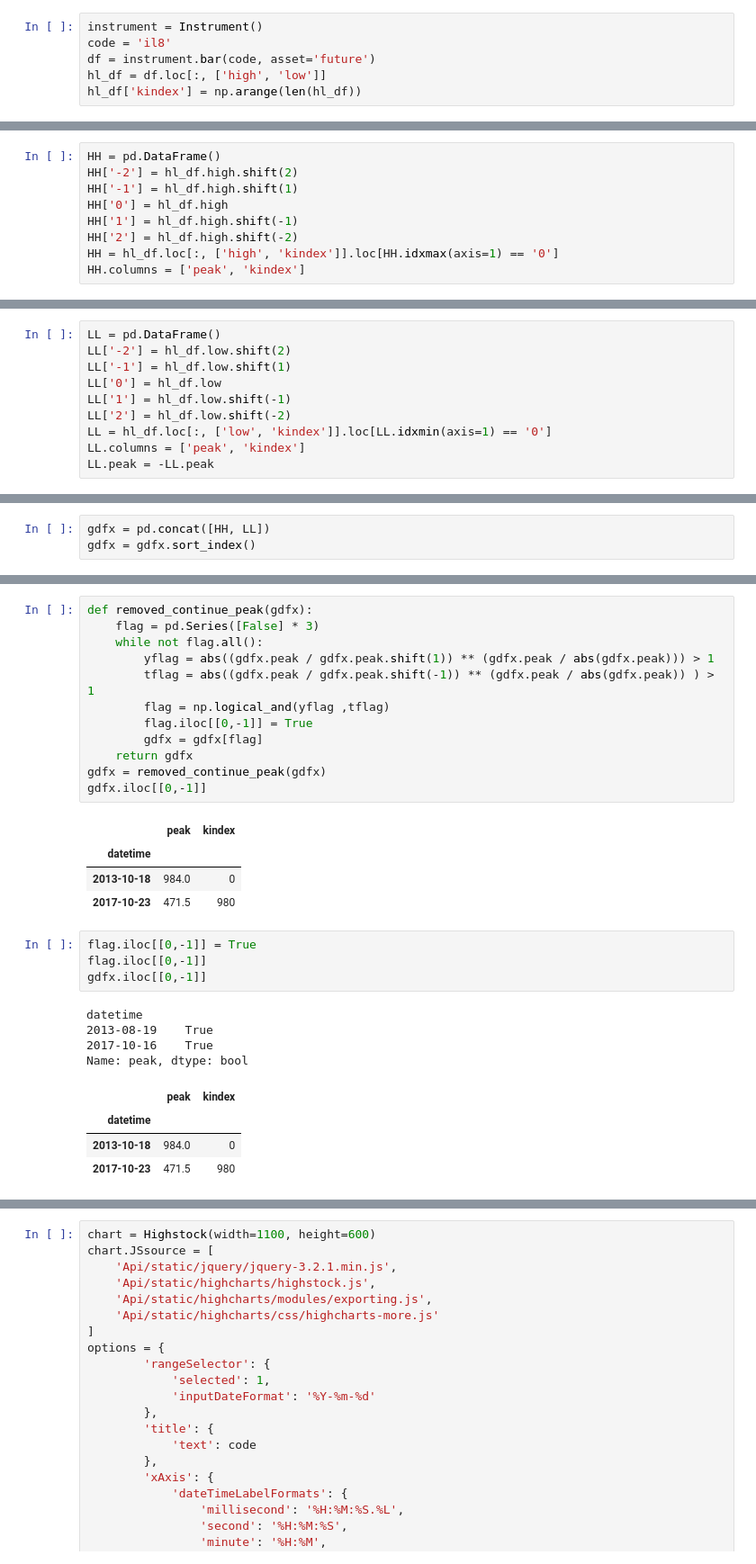
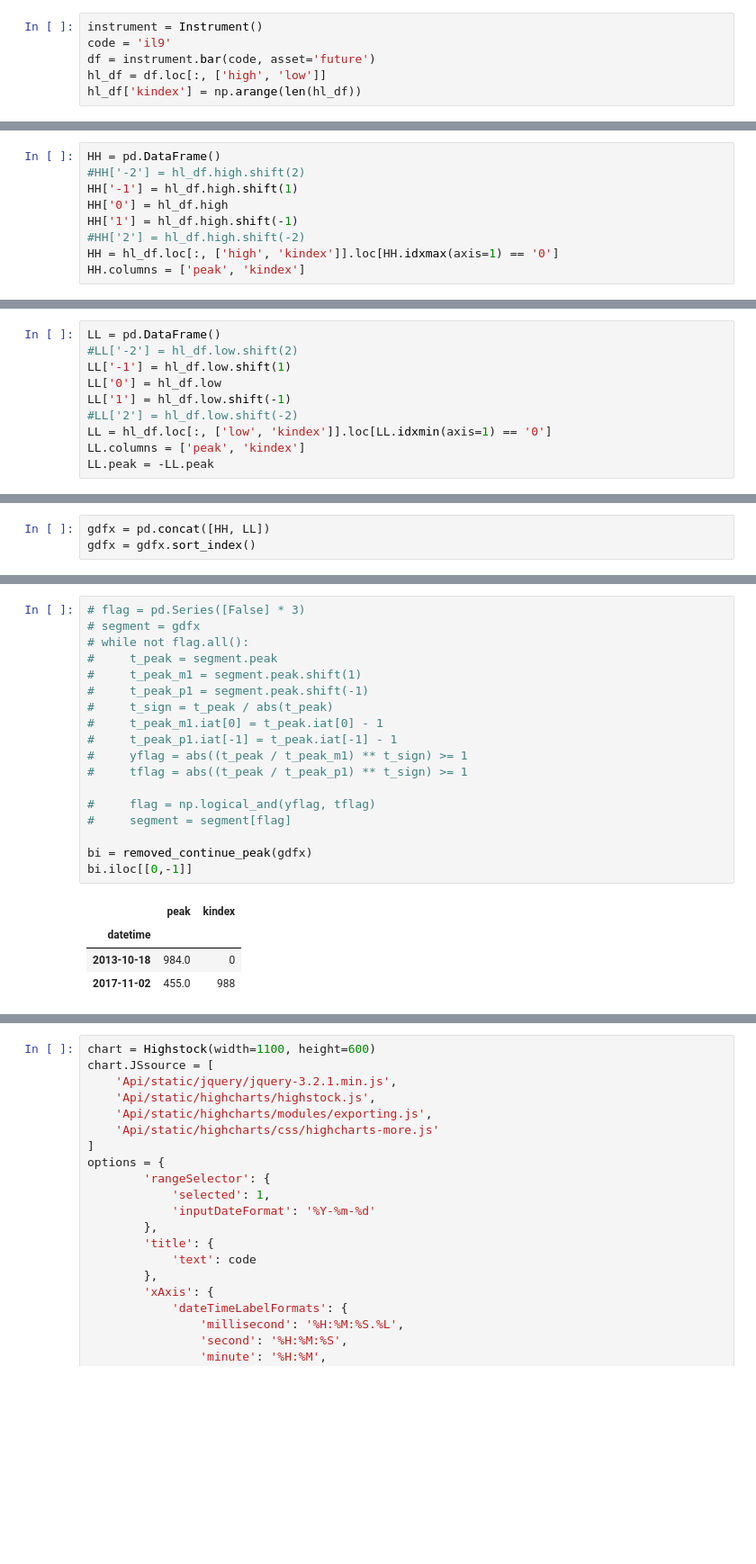
Before and after one commit to newlyedward/Crawler, a Jupyter notebook: czsz.ipynb, the cells around one changed output, grey strips where cells are left out. Shown at 90% size. Drawn from its saved outputs; the diff is of its cells as text; blank space fills up the shorter version.

Commit message:
add gdfx bi segment upsegment functions

```diff
--- a/czsz.ipynb
+++ b/czsz.ipynb
@@ -15,6 +16,6 @@ The autoreload extension is already loaded. To reload it, use:
 # %%
 instrument = Instrument()
-code = 'il8'
+code = 'il9'
 df = instrument.bar(code, asset='future')
 hl_df = df.loc[:, ['high', 'low']]
 hl_df['kindex'] = np.arange(len(hl_df))
@@ -23,10 +24,10 @@ hl_df['kindex'] = np.arange(len(hl_df))
 # %%
 HH = pd.DataFrame()
-HH['-2'] = hl_df.high.shift(2)
+#HH['-2'] = hl_df.high.shift(2)
 HH['-1'] = hl_df.high.shift(1)
 HH['0'] = hl_df.high
 HH['1'] = hl_df.high.shift(-1)
-HH['2'] = hl_df.high.shift(-2)
+#HH['2'] = hl_df.high.shift(-2)
 HH = hl_df.loc[:, ['high', 'kindex']].loc[HH.idxmax(axis=1) == '0']
 HH.columns = ['peak', 'kindex']
 # %% [markdown]
@@ -34,10 +35,10 @@ HH.columns = ['peak', 'kindex']
 # %%
 LL = pd.DataFrame()
-LL['-2'] = hl_df.low.shift(2)
+#LL['-2'] = hl_df.low.shift(2)
 LL['-1'] = hl_df.low.shift(1)
 LL['0'] = hl_df.low
 LL['1'] = hl_df.low.shift(-1)
-LL['2'] = hl_df.low.shift(-2)
+#LL['2'] = hl_df.low.shift(-2)
 LL = hl_df.loc[:, ['low', 'kindex']].loc[LL.idxmin(axis=1) == '0']
 LL.columns = ['peak', 'kindex']
 LL.peak = -LL.peak
@@ -52,31 +53,24 @@ gdfx = gdfx.sort_index()
-# %%
-def removed_continue_peak(gdfx):
-    flag = pd.Series([False] * 3)
-    while not flag.all():
-        yflag = abs((gdfx.peak / gdfx.peak.shift(1)) ** (gdfx.peak / abs(gdfx.peak))) > 1
-        tflag = abs((gdfx.peak / gdfx.peak.shift(-1)) ** (gdfx.peak / abs(gdfx.peak)) ) > 1
-        flag = np.logical_and(yflag ,tflag)
-        flag.iloc[[0,-1]] = True
-        gdfx = gdfx[flag]
-    return gdfx
-gdfx = removed_continue_peak(gdfx)
-gdfx.iloc[[0,-1]]
-# %% [output]
-|  | peak | kindex |
-| datetime |  |  |
-| 2013-10-18 | 984.0 | 0 |
-| 2017-10-23 | 471.5 | 980 |
-# %%
-flag.iloc[[0,-1]] = True
-flag.iloc[[0,-1]]
-gdfx.iloc[[0,-1]]
-# %% [output]
-datetime
-2013-08-19    True
-2017-10-16    True
-Name: peak, dtype: bool
-|  | peak | kindex |
-| datetime |  |  |
-| 2013-10-18 | 984.0 | 0 |
-| 2017-10-23 | 471.5 | 980 |
+# %%
+# flag = pd.Series([False] * 3)
+# segment = gdfx
+# while not flag.all():
+#     t_peak = segment.peak
+#     t_peak_m1 = segment.peak.shift(1)
+#     t_peak_p1 = segment.peak.shift(-1)
+#     t_sign = t_peak / abs(t_peak)
+#     t_peak_m1.iat[0] = t_peak.iat[0] - 1
+#     t_peak_p1.iat[-1] = t_peak.iat[-1] - 1
+#     yflag = abs((t_peak / t_peak_m1) ** t_sign) >= 1
+#     tflag = abs((t_peak / t_peak_p1) ** t_sign) >= 1
+
+#     flag = np.logical_and(yflag, tflag)
+#     segment = segment[flag]
+
+bi = removed_continue_peak(gdfx)
+bi.iloc[[0,-1]]
+# %% [output]
+|  | peak | kindex |
+| datetime |  |  |
+| 2013-10-18 | 984.0 | 0 |
+| 2017-11-02 | 455.0 | 988 |
 # %% [markdown]
```
Also changed, not shown: parts of 25 cells of this notebook, 5 other files.
